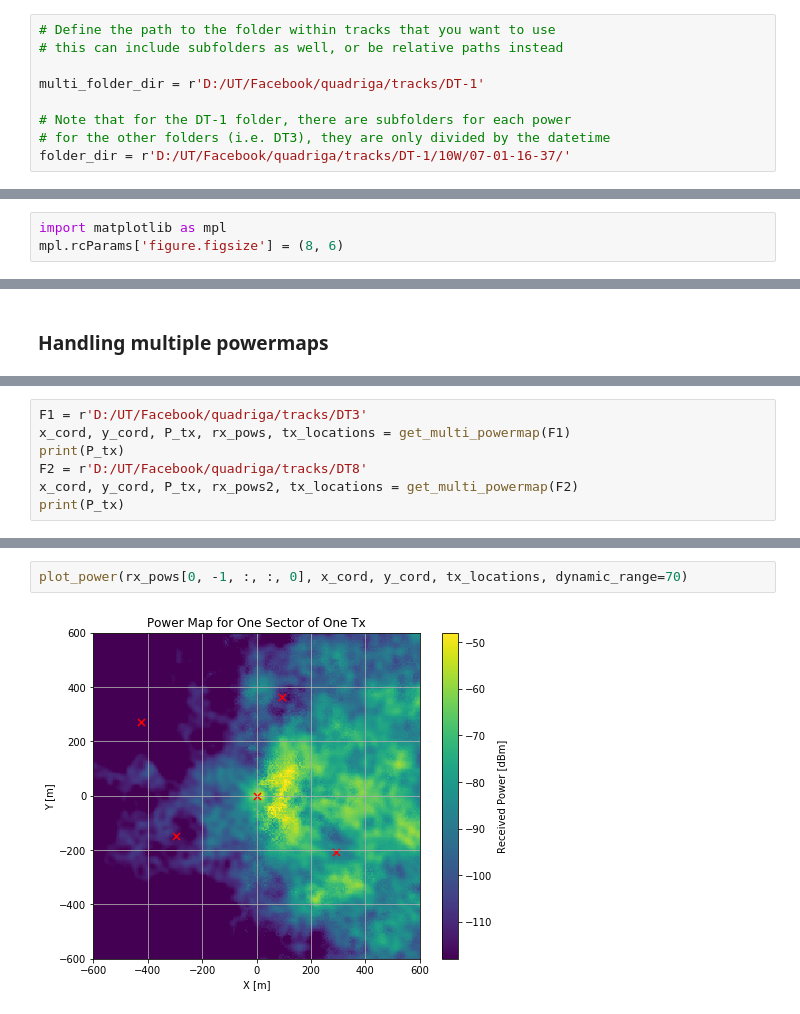
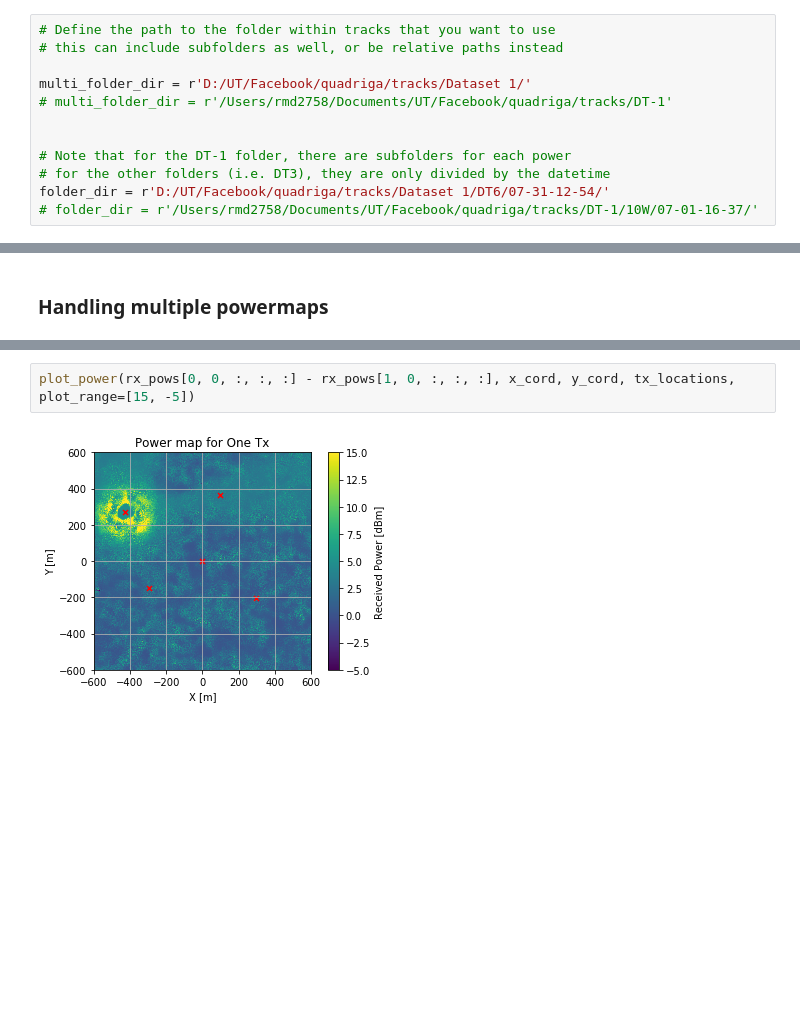
Before and after one commit to Ryandry1st/QuaDRiGA-Simulation-Extensions, a Jupyter notebook: Access_Powermatrix.ipynb, the cells around one changed output, grey strips where cells are left out. Drawn from its saved outputs; the diff is of its cells as text; blank space fills up the shorter version.

```diff
--- a/Access_Powermatrix.ipynb
+++ b/Access_Powermatrix.ipynb
@@ -16,11 +16,14 @@ import json
 # Define the path to the folder within tracks that you want to use
 # this can include subfolders as well, or be relative paths instead
 
-multi_folder_dir = r'D:/UT/Facebook/quadriga/tracks/DT-1'
+multi_folder_dir = r'D:/UT/Facebook/quadriga/tracks/Dataset 1/'
+# multi_folder_dir = r'/Users/rmd2758/Documents/UT/Facebook/quadriga/tracks/DT-1'
+
 
 # Note that for the DT-1 folder, there are subfolders for each power
 # for the other folders (i.e. DT3), they are only divided by the datetime
-folder_dir = r'D:/UT/Facebook/quadriga/tracks/DT-1/10W/07-01-16-37/'
+folder_dir = r'D:/UT/Facebook/quadriga/tracks/Dataset 1/DT6/07-31-12-54/'
+# folder_dir = r'/Users/rmd2758/Documents/UT/Facebook/quadriga/tracks/DT-1/10W/07-01-16-37/'
 # %% [markdown]
 ### Helper functions
 # %%
@@ -192,7 +193,4 @@ def get_tx_sector_orientations(filepath):
     return sector_info
 # %% [markdown]
 ### Read a single power matrix and plot the results
-# %%
-import matplotlib as mpl
-mpl.rcParams['figure.figsize'] = (8, 6)
 # %%
@@ -242,7 +243,0 @@ plot_power(rx_pows[1, :, :, :, :], x_cord, y_cord, tx_locations)
-# %%
-F1 = r'D:/UT/Facebook/quadriga/tracks/DT3'
-x_cord, y_cord, P_tx, rx_pows, tx_locations = get_multi_powermap(F1)
-print(P_tx)
-F2 = r'D:/UT/Facebook/quadriga/tracks/DT8'
-x_cord, y_cord, P_tx, rx_pows2, tx_locations = get_multi_powermap(F2)
-print(P_tx)
@@ -252,4 +244,4 @@ print(P_tx)
 # %%
-plot_power(rx_pows[0, -1, :, :, 0], x_cord, y_cord, tx_locations, dynamic_range=70)
+plot_power(rx_pows[0, 0, :, :, :] - rx_pows[1, 0, :, :, :], x_cord, y_cord, tx_locations, plot_range=[15, -5])
 # %% [output]
-[figure, old version]
+[figure, new version]
```
Also changed, not shown: parts of 22 cells of this notebook, 5 other files.
